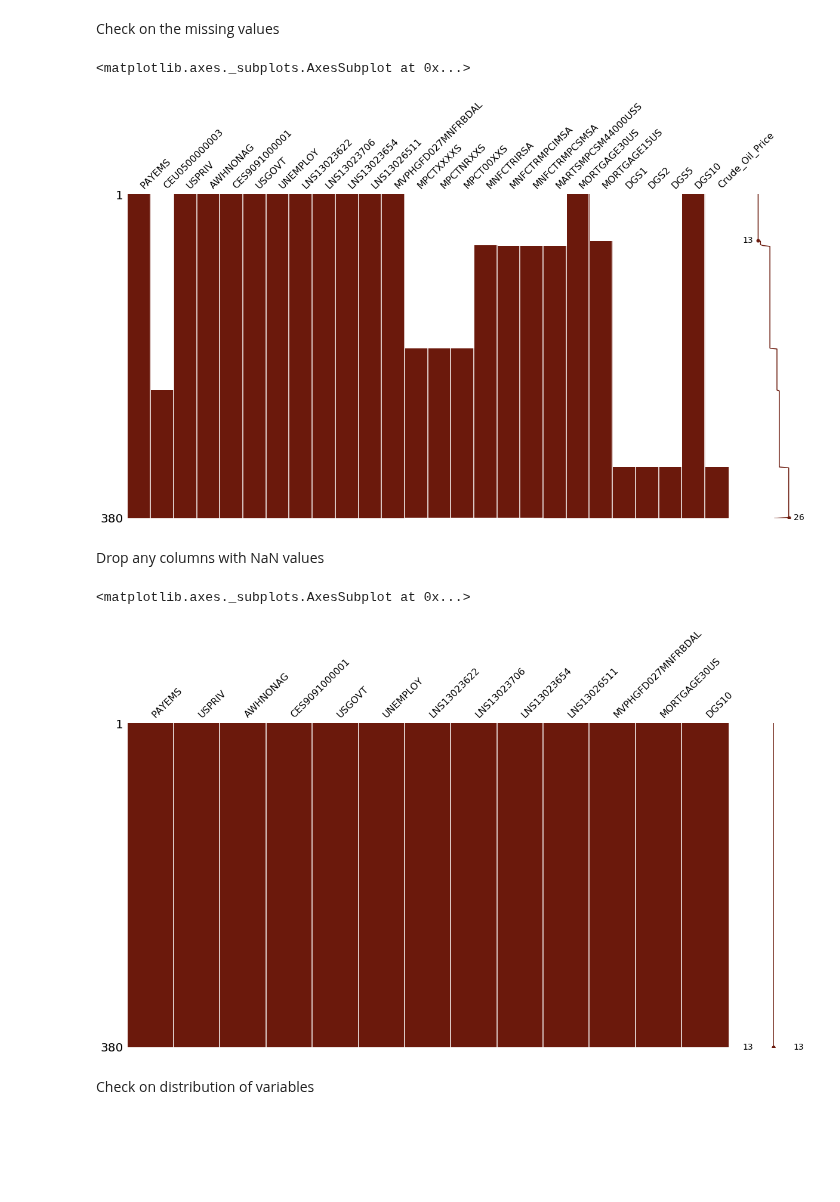
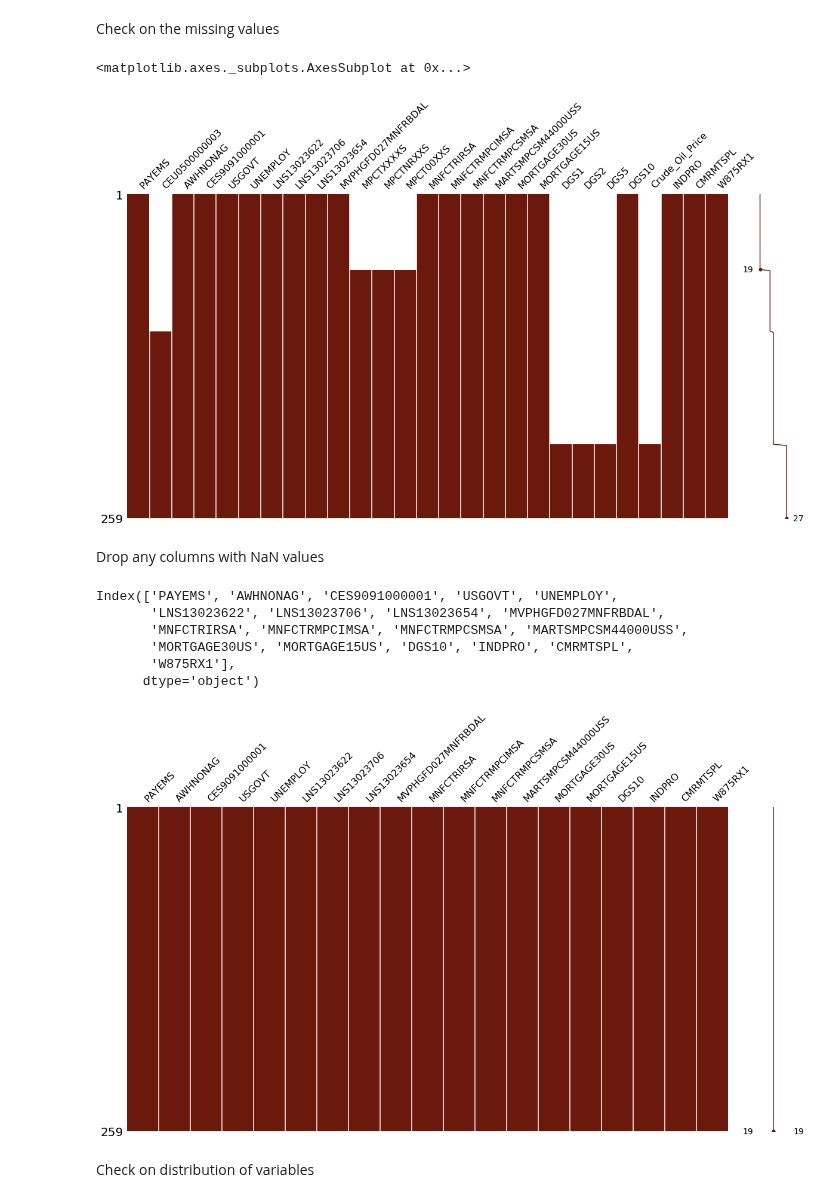
Before and after one commit to aidin-zadeh/reb, a Jupyter notebook: notebooks/1.1.prep.data.economic.indicators.monthly.ipynb, the cells around one changed output. Cells and saved outputs as stored; diff of their text form; code cells hidden in the pictures; blank space fills up the shorter version.

```diff
--- a/notebooks/1.1.prep.data.economic.indicators.monthly.ipynb
+++ b/notebooks/1.1.prep.data.economic.indicators.monthly.ipynb
@@ -15,3 +16,7 @@ ROOT_DIR = os.path.dirname(CURRENT_DIR)
 sys.path.insert(0, ROOT_DIR)
 # %%
 ffname = os.path.join(ROOT_DIR, "reb", "data", "ext", "Data_File_Monthly.csv")
+df = pd.read_csv(ffname, parse_dates=["DATE"])
+df.DATE = pd.to_datetime(df.DATE, format="%Y-%m")
+df = df.loc[60:, :]
+df.head()
@@ -51,7 +57,7 @@ Check on the missing values
 msno.matrix(df=df, figsize=(20, 10), color=(0.42, 0.1, 0.05))
 # %% [output]
 <matplotlib.axes._subplots.AxesSubplot at 0x...>
-[figure, old version]
+[figure, new version]
 # %% [markdown]
 Drop any columns with NaN values
 # %%
@@ -59,9 +65,15 @@ Drop any columns with NaN values
 df.dropna(axis=1, inplace=True)
 # %%
 msno.matrix(df=df, figsize=(20, 10), color=(0.42, 0.1, 0.05))
+df.columns
 # %% [output]
-<matplotlib.axes._subplots.AxesSubplot at 0x...>
+Index(['PAYEMS', 'AWHNONAG', 'CES9091000001', 'USGOVT', 'UNEMPLOY',
+       'LNS13023622', 'LNS13023706', 'LNS13023654', 'MVPHGFD027MNFRBDAL',
+       'MNFCTRIRSA', 'MNFCTRMPCIMSA', 'MNFCTRMPCSMSA', 'MARTSMPCSM44000USS',
+       'MORTGAGE30US', 'MORTGAGE15US', 'DGS10', 'INDPRO', 'CMRMTSPL',
+       'W875RX1'],
+      dtype='object')
-[figure, old version]
+[figure, new version]
 # %% [markdown]
 Check on distribution of variables
 # %%
```
Also changed, not shown: parts of 12 cells of this notebook, 2 other files.
